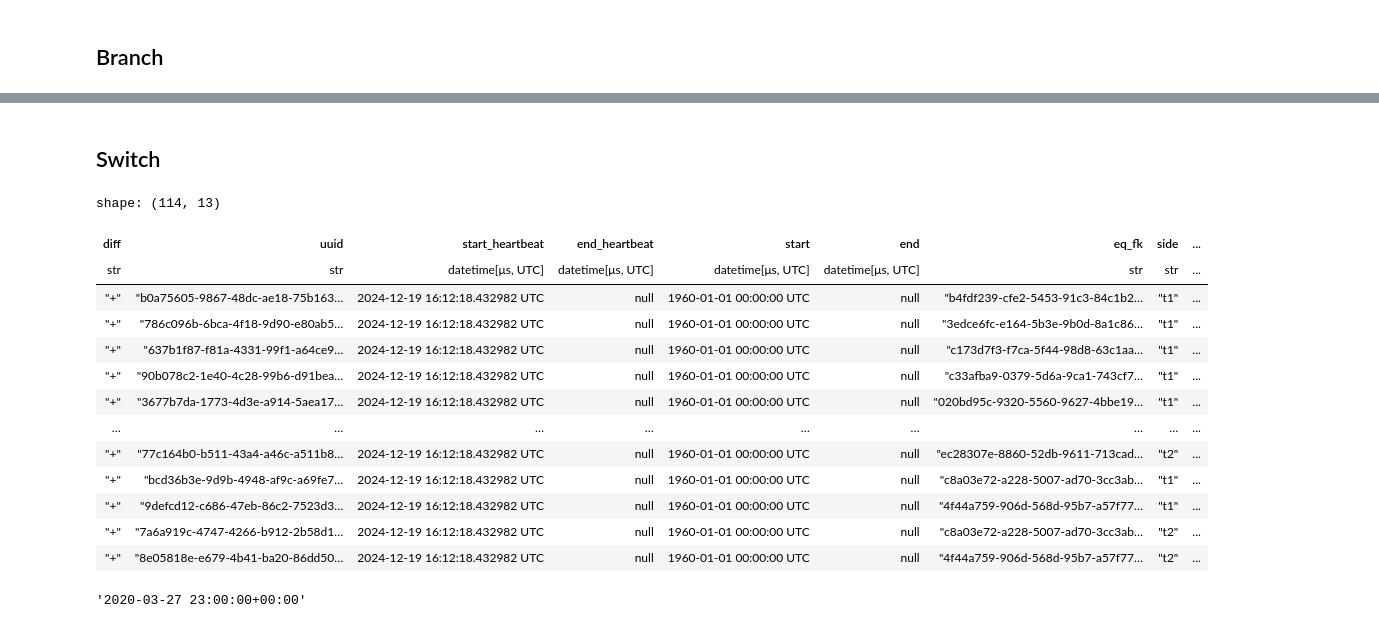
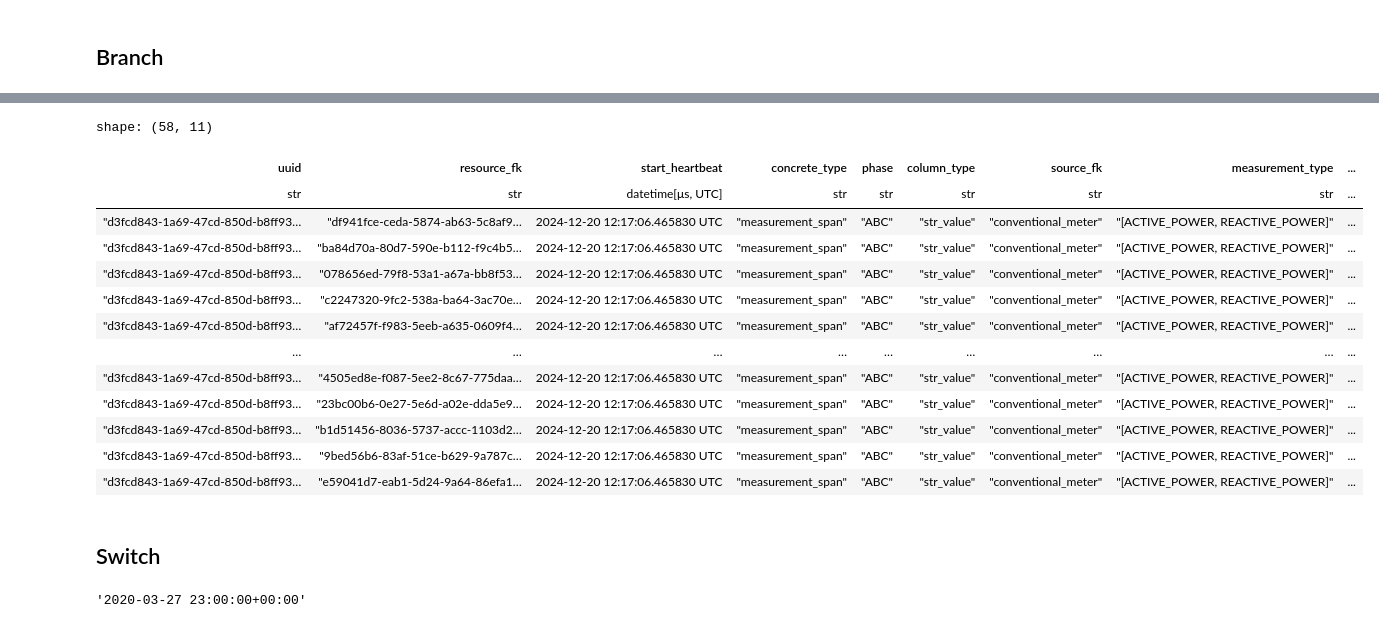
Before and after one commit to heig-vd-ie/distflow-state-estimation, a Jupyter notebook: scrips/recursive_fuction.ipynb, the cells around one changed output, grey strips where cells are left out. Saved outputs shown, nothing was run; the diff lists cells and outputs as text; code cells hidden in the pictures.

Commit message:
Update : ChangeSchema usable (measure not ok)

```diff
--- a/scrips/recursive_fuction.ipynb
+++ b/scrips/recursive_fuction.ipynb
@@ -165,0 +229,40 @@ shape: (110, 13)
+# %%
+## Add the uuid of the node to the power data
+measurement = df_topology.select(
+    pl.lit(None).pipe(generate_random_uuid).alias("uuid"),
+    c("cn_fk").alias("resource_fk"),
+    pl.lit(heartbeat).alias("start_heartbeat"),
+    pl.lit(MeasurementClass.SPAN.value).alias("concrete_type"),
+    pl.lit(MeasurementPhase.ABC.value).alias("phase"),
+    pl.lit(MeasurementColumn.STR.value).alias("column_type"),
+    pl.lit(CONVENTIONAL_METER).alias("source_fk"),
+    # pl.lit(60*60*24*365).alias("default_period"),
+    pl.lit("[ACTIVE_POWER, REACTIVE_POWER]").alias("measurement_type"),
+    # Not ok, but don't kwow how to do it with two value for one "client/container"
+    ("[" + c("Pload").cast(pl.String) + "," + c("Qload").cast(pl.String) + "]").alias(
+        "string_value"
+    ),
+    pl.lit("pu").alias("unit_symbol"),
+    pl.lit(1).alias("unit_multiplier"),
+)
+
+measurement_span = measurement.with_columns(
+    c("uuid").alias("measurement_fk"),
+    c("uuid").pipe(generate_random_uuid).alias("uuid"),
+    pl.lit(datetime(2022, 1, 1))
+    .dt.replace_time_zone(time_zone="Europe/Zurich")
+    .dt.convert_time_zone(time_zone="UTC")
+    .alias("start"),
+    pl.lit(datetime(2023, 1, 1))
+    .dt.replace_time_zone(time_zone="Europe/Zurich")
+    .dt.convert_time_zone(time_zone="UTC")
+    .alias("end"),
+)
+
+new_tables_pl: dict[str, pl.DataFrame] = {
+    "Measurement": measurement,
+    "MeasurementSpan": measurement_span,
+}
+changes_schema = add_table_to_changes_schema(
+    schema=changes_schema, new_tables_pl=new_tables_pl, raw_table_name="meter_id"
+)
@@ -166,3 +271,21 @@ shape: (110, 13)
+# %%
+# changes_schema.measurement
+measurement
+# %% [output]
+shape: (58, 11)
+| uuid | resource_fk | start_heartbeat | concrete_type | phase | column_type | source_fk | measurement_type | ... |
+| str | str | datetime[μs, UTC] | str | str | str | str | str | ... |
+| "d3fcd843-1a69-47cd-850d-b8ff93… | "df941fce-ceda-5874-ab63-5c8af9… | 2024-12-20 12:17:06.465830 UTC | "measurement_span" | "ABC" | "str_value" | "conventional_meter" | "[ACTIVE_POWER, REACTIVE_POWER]" | ... |
+| "d3fcd843-1a69-47cd-850d-b8ff93… | "ba84d70a-80d7-590e-b112-f9c4b5… | 2024-12-20 12:17:06.465830 UTC | "measurement_span" | "ABC" | "str_value" | "conventional_meter" | "[ACTIVE_POWER, REACTIVE_POWER]" | ... |
+| "d3fcd843-1a69-47cd-850d-b8ff93… | "078656ed-79f8-53a1-a67a-bb8f53… | 2024-12-20 12:17:06.465830 UTC | "measurement_span" | "ABC" | "str_value" | "conventional_meter" | "[ACTIVE_POWER, REACTIVE_POWER]" | ... |
+| "d3fcd843-1a69-47cd-850d-b8ff93… | "c2247320-9fc2-538a-ba64-3ac70e… | 2024-12-20 12:17:06.465830 UTC | "measurement_span" | "ABC" | "str_value" | "conventional_meter" | "[ACTIVE_POWER, REACTIVE_POWER]" | ... |
+| "d3fcd843-1a69-47cd-850d-b8ff93… | "af72457f-f983-5eeb-a635-0609f4… | 2024-12-20 12:17:06.465830 UTC | "measurement_span" | "ABC" | "str_value" | "conventional_meter" | "[ACTIVE_POWER, REACTIVE_POWER]" | ... |
+| … | … | … | … | … | … | … | … | ... |
+| "d3fcd843-1a69-47cd-850d-b8ff93… | "4505ed8e-f087-5ee2-8c67-775daa… | 2024-12-20 12:17:06.465830 UTC | "measurement_span" | "ABC" | "str_value" | "conventional_meter" | "[ACTIVE_POWER, REACTIVE_POWER]" | ... |
+| "d3fcd843-1a69-47cd-850d-b8ff93… | "23bc00b6-0e27-5e6d-a02e-dda5e9… | 2024-12-20 12:17:06.465830 UTC | "measurement_span" | "ABC" | "str_value" | "conventional_meter" | "[ACTIVE_POWER, REACTIVE_POWER]" | ... |
+| "d3fcd843-1a69-47cd-850d-b8ff93… | "b1d51456-8036-5737-accc-1103d2… | 2024-12-20 12:17:06.465830 UTC | "measurement_span" | "ABC" | "str_value" | "conventional_meter" | "[ACTIVE_POWER, REACTIVE_POWER]" | ... |
+| "d3fcd843-1a69-47cd-850d-b8ff93… | "9bed56b6-83af-51ce-b629-9a787c… | 2024-12-20 12:17:06.465830 UTC | "measurement_span" | "ABC" | "str_value" | "conventional_meter" | "[ACTIVE_POWER, REACTIVE_POWER]" | ... |
+| "d3fcd843-1a69-47cd-850d-b8ff93… | "e59041d7-eab1-5d24-9a64-86efa1… | 2024-12-20 12:17:06.465830 UTC | "measurement_span" | "ABC" | "str_value" | "conventional_meter" | "[ACTIVE_POWER, REACTIVE_POWER]" | ... |
 # %% [markdown]
 ## Switch
 # %%
@@ -194,23 +317,6 @@ changes_schema = add_table_to_changes_schema(
 changes_schema = generate_connectivity_table(
     changes_schema=changes_schema, eq_table=switch, raw_data_table="switch"
 )
-# %%
-changes_schema.connectivity
-# %% [output]
-shape: (114, 13)
-| diff | uuid | start_heartbeat | end_heartbeat | start | end | eq_fk | side | ... |
-| str | str | datetime[μs, UTC] | datetime[μs, UTC] | datetime[μs, UTC] | datetime[μs, UTC] | str | str | ... |
-| "+" | "b0a75605-9867-48dc-ae18-75b163… | 2024-12-19 16:12:18.432982 UTC | null | 1960-01-01 00:00:00 UTC | null | "b4fdf239-cfe2-5453-91c3-84c1b2… | "t1" | ... |
-| "+" | "786c096b-6bca-4f18-9d90-e80ab5… | 2024-12-19 16:12:18.432982 UTC | null | 1960-01-01 00:00:00 UTC | null | "3edce6fc-e164-5b3e-9b0d-8a1c86… | "t1" | ... |
-| "+" | "637b1f87-f81a-4331-99f1-a64ce9… | 2024-12-19 16:12:18.432982 UTC | null | 1960-01-01 00:00:00 UTC | null | "c173d7f3-f7ca-5f44-98d8-63c1aa… | "t1" | ... |
-| "+" | "90b078c2-1e40-4c28-99b6-d91bea… | 2024-12-19 16:12:18.432982 UTC | null | 1960-01-01 00:00:00 UTC | null | "c33afba9-0379-5d6a-9ca1-743cf7… | "t1" | ... |
-| "+" | "3677b7da-1773-4d3e-a914-5aea17… | 2024-12-19 16:12:18.432982 UTC | null | 1960-01-01 00:00:00 UTC | null | "020bd95c-9320-5560-9627-4bbe19… | "t1" | ... |
-| … | … | … | … | … | … | … | … | ... |
-| "+" | "77c164b0-b511-43a4-a46c-a511b8… | 2024-12-19 16:12:18.432982 UTC | null | 1960-01-01 00:00:00 UTC | null | "ec28307e-8860-52db-9611-713cad… | "t2" | ... |
-| "+" | "bcd36b3e-9d9b-4948-af9c-a69fe7… | 2024-12-19 16:12:18.432982 UTC | null | 1960-01-01 00:00:00 UTC | null | "c8a03e72-a228-5007-ad70-3cc3ab… | "t1" | ... |
-| "+" | "9defcd12-c686-47eb-86c2-7523d3… | 2024-12-19 16:12:18.432982 UTC | null | 1960-01-01 00:00:00 UTC | null | "4f44a759-906d-568d-95b7-a57f77… | "t1" | ... |
-| "+" | "7a6a919c-4747-4266-b912-2b58d1… | 2024-12-19 16:12:18.432982 UTC | null | 1960-01-01 00:00:00 UTC | null | "c8a03e72-a228-5007-ad70-3cc3ab… | "t2" | ... |
-| "+" | "8e05818e-e679-4b41-ba20-86dd50… | 2024-12-19 16:12:18.432982 UTC | null | 1960-01-01 00:00:00 UTC | null | "4f44a759-906d-568d-95b7-a57f77… | "t2" | ... |
 # %%
 # Begin time of the data from matlab (from main_FC.ipynb before)
 str(datetime(2020, 4, 4, 23, 00, 0, 0, UTC) - dt.timedelta(hours=192))
```
Also changed, not shown: parts of 11 cells of this notebook.
